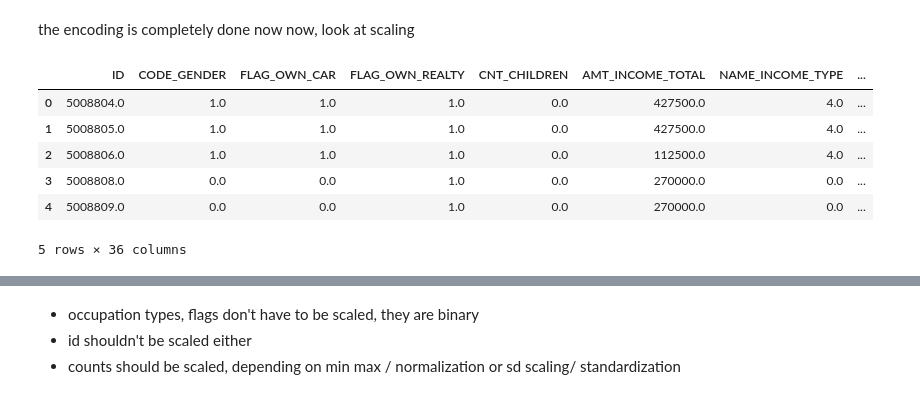
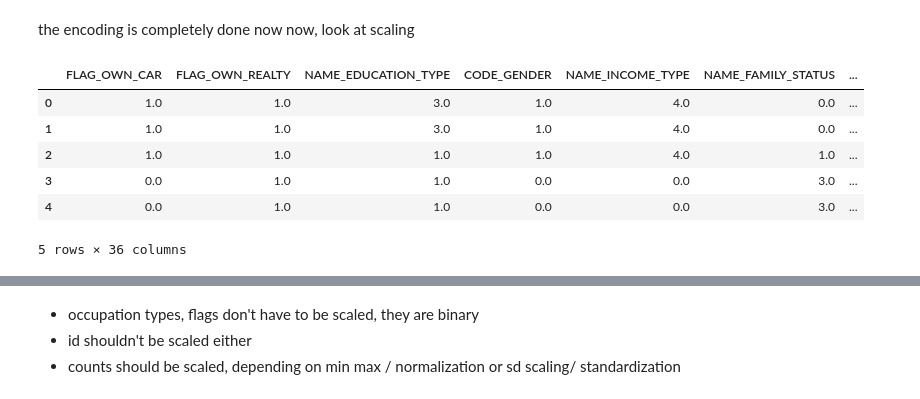
Before and after one commit to mgit00/Customer_Risk, a Jupyter notebook: data_exploration.ipynb, the cells around one changed output, grey strips where cells are left out. Cells and saved outputs as stored; diff of their text form; code cells hidden in the pictures.

```diff
--- a/data_exploration.ipynb
+++ b/data_exploration.ipynb
@@ -578,0 +521,10 @@ temp_res.head()
+# %%
+from utils import Utils
+from pipeline.data_processing import DataProcessing
+
+encoder = DataProcessing(None).encoder_pipeline()
+pipeline = Utils.pipeline_creator(steps_list = [('encoder', encoder)])
+
+# print(pipeline)
+apps= pipeline.fit_transform(applications)
+apps.head()
@@ -672,15 +561,15 @@ res.head()
 the encoding is completely done now
 now, look at scaling
 # %%
-scaled= res.copy(deep = True)
+scaled= apps.copy(deep = True)
 scaled.head()
 # %% [output]
-|  | ID | CODE_GENDER | FLAG_OWN_CAR | FLAG_OWN_REALTY | CNT_CHILDREN | AMT_INCOME_TOTAL | NAME_INCOME_TYPE | ... |
-| 0 | 5008804.0 | 1.0 | 1.0 | 1.0 | 0.0 | 427500.0 | 4.0 | ... |
-| 1 | 5008805.0 | 1.0 | 1.0 | 1.0 | 0.0 | 427500.0 | 4.0 | ... |
-| 2 | 5008806.0 | 1.0 | 1.0 | 1.0 | 0.0 | 112500.0 | 4.0 | ... |
-| 3 | 5008808.0 | 0.0 | 0.0 | 1.0 | 0.0 | 270000.0 | 0.0 | ... |
-| 4 | 5008809.0 | 0.0 | 0.0 | 1.0 | 0.0 | 270000.0 | 0.0 | ... |
+|  | FLAG_OWN_CAR | FLAG_OWN_REALTY | NAME_EDUCATION_TYPE | CODE_GENDER | NAME_INCOME_TYPE | NAME_FAMILY_STATUS | ... |
+| 0 | 1.0 | 1.0 | 3.0 | 1.0 | 4.0 | 0.0 | ... |
+| 1 | 1.0 | 1.0 | 3.0 | 1.0 | 4.0 | 0.0 | ... |
+| 2 | 1.0 | 1.0 | 1.0 | 1.0 | 4.0 | 1.0 | ... |
+| 3 | 0.0 | 1.0 | 1.0 | 0.0 | 0.0 | 3.0 | ... |
+| 4 | 0.0 | 1.0 | 1.0 | 0.0 | 0.0 | 3.0 | ... |
 5 rows × 36 columns
 # %%
 scaled.info()
```
Also changed, not shown: parts of 44 cells of this notebook, 2 other files.
